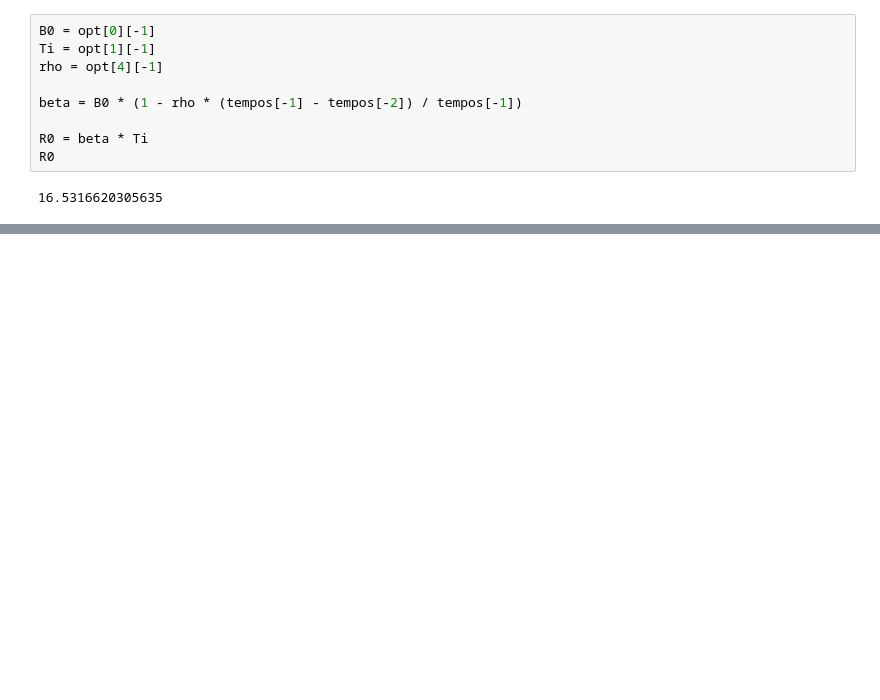
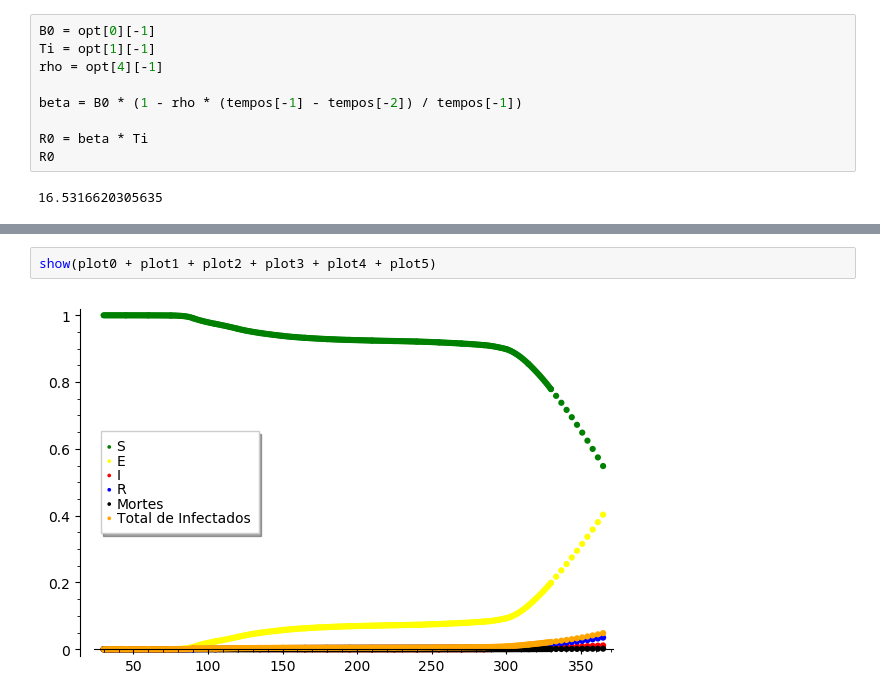
Before and after one commit to IgorMichels/MM4, a Jupyter notebook: Notebooks/Fit.ipynb, the cells around one changed output, grey strips where cells are left out. Saved outputs shown, nothing was run; the diff lists cells and outputs as text; blank space fills up the shorter version.

```diff
--- a/Notebooks/Fit.ipynb
+++ b/Notebooks/Fit.ipynb
@@ -300,0 +359,4 @@ R0
+# %%
+show(plot0 + plot1 + plot2 + plot3 + plot4 + plot5)
+# %% [output]
+[figure, added]
```
Also changed, not shown: parts of 3 cells of this notebook.
